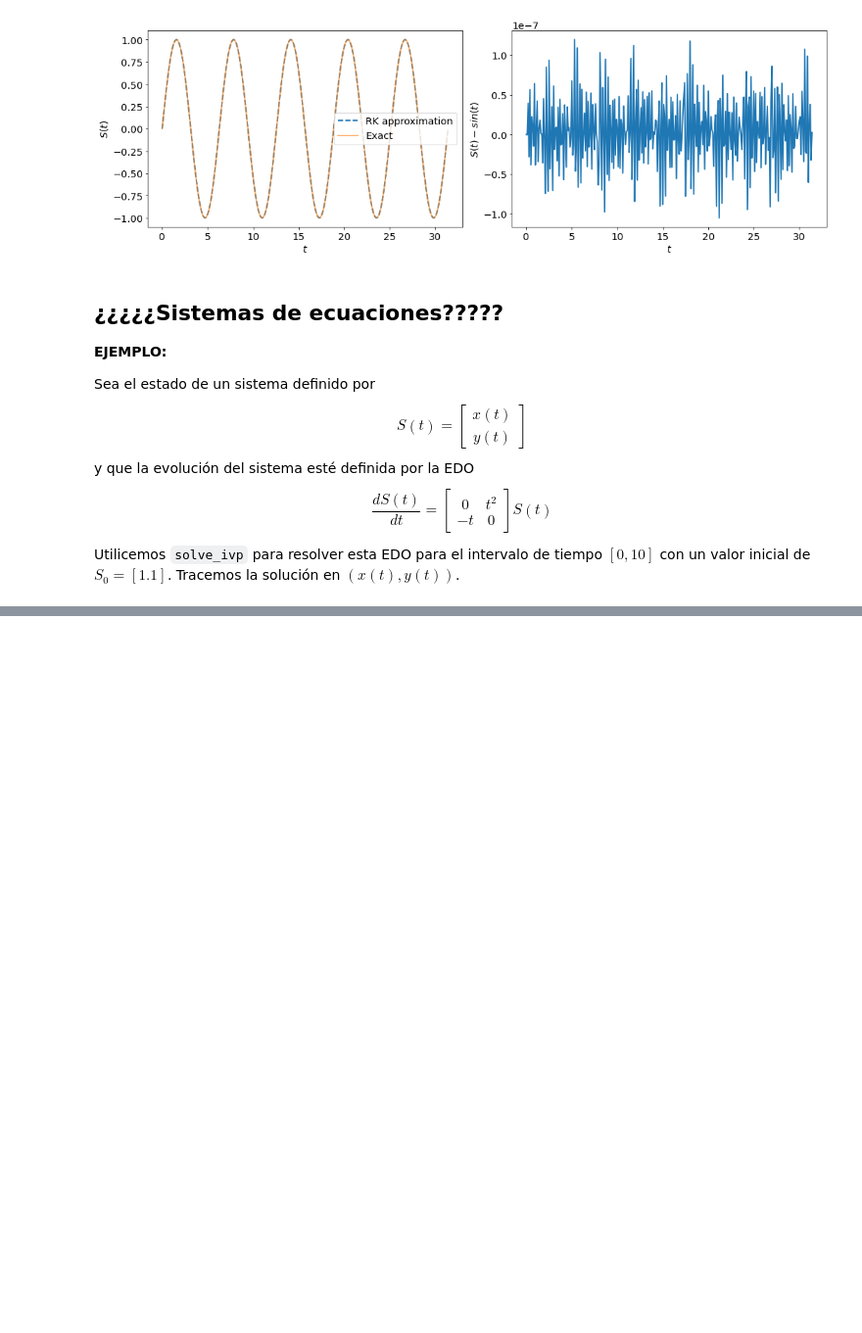
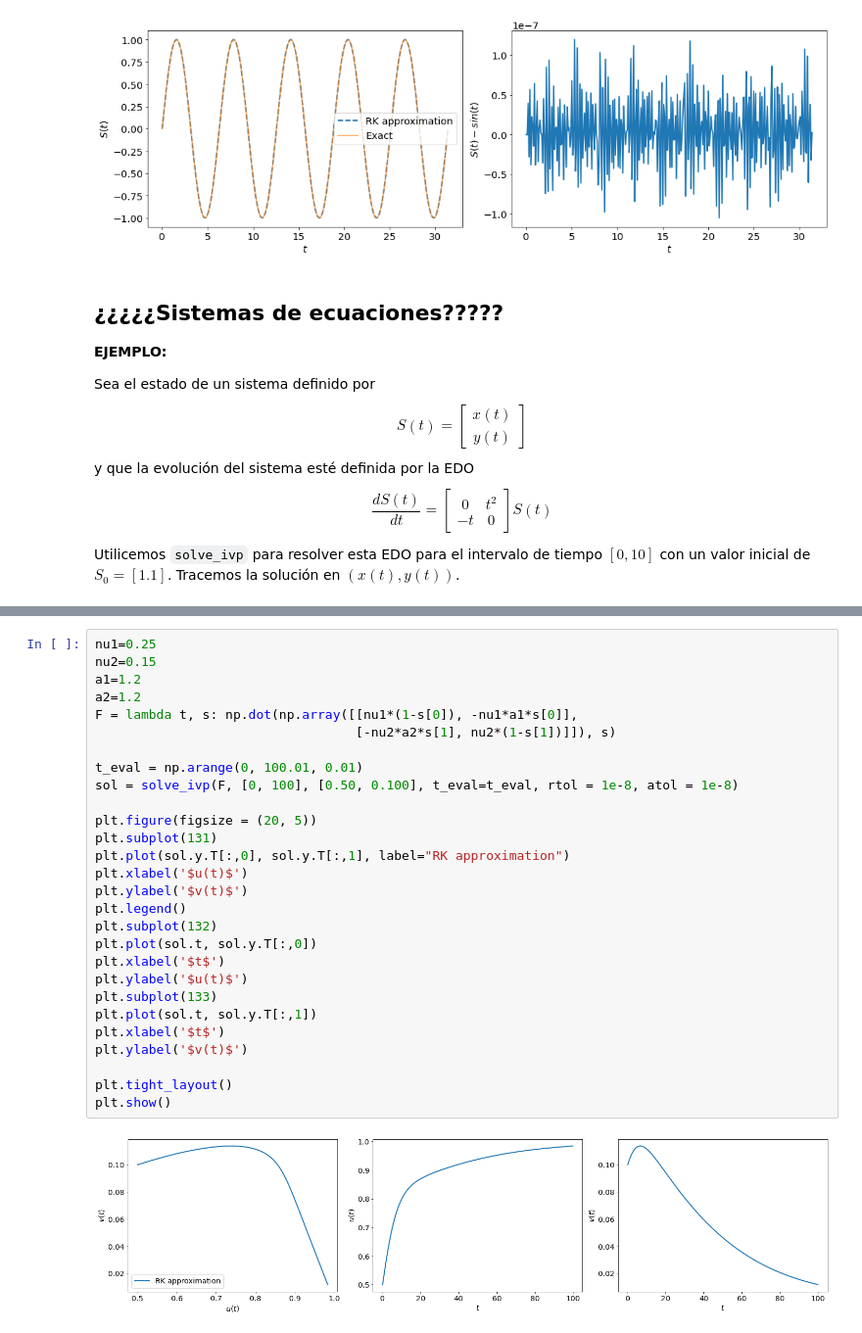
Before and after one commit to LeonardoLopez2218061/ModeladoMatematicoII_LEO, a Jupyter notebook: Notebooks/ODEs_inicial_value_problems.ipynb, the cells around one changed output, grey strips where cells are left out. Shown at 98% size. Cells and saved outputs as stored; diff of their text form; blank space fills up the shorter version.

```diff
--- a/Notebooks/ODEs_inicial_value_problems.ipynb
+++ b/Notebooks/ODEs_inicial_value_problems.ipynb
@@ -615,0 +674,30 @@ sol
+# %%
+nu1=0.25
+nu2=0.15
+a1=1.2
+a2=1.2
+F = lambda t, s: np.dot(np.array([[nu1*(1-s[0]), -nu1*a1*s[0]],
+                                  [-nu2*a2*s[1], nu2*(1-s[1])]]), s)
+
+t_eval = np.arange(0, 100.01, 0.01)
+sol = solve_ivp(F, [0, 100], [0.50, 0.100], t_eval=t_eval, rtol = 1e-8, atol = 1e-8)
+
+plt.figure(figsize = (20, 5))
+plt.subplot(131)
+plt.plot(sol.y.T[:,0], sol.y.T[:,1], label="RK approximation")
+plt.xlabel('$u(t)$')
+plt.ylabel('$v(t)$')
+plt.legend()
+plt.subplot(132)
+plt.plot(sol.t, sol.y.T[:,0])
+plt.xlabel('$t$')
+plt.ylabel('$u(t)$')
+plt.subplot(133)
+plt.plot(sol.t, sol.y.T[:,1])
+plt.xlabel('$t$')
+plt.ylabel('$v(t)$')
+
+plt.tight_layout()
+plt.show()
+# %% [output]
+[figure, added]
```
Also changed, not shown: parts of 8 cells of this notebook, 1 other file.
